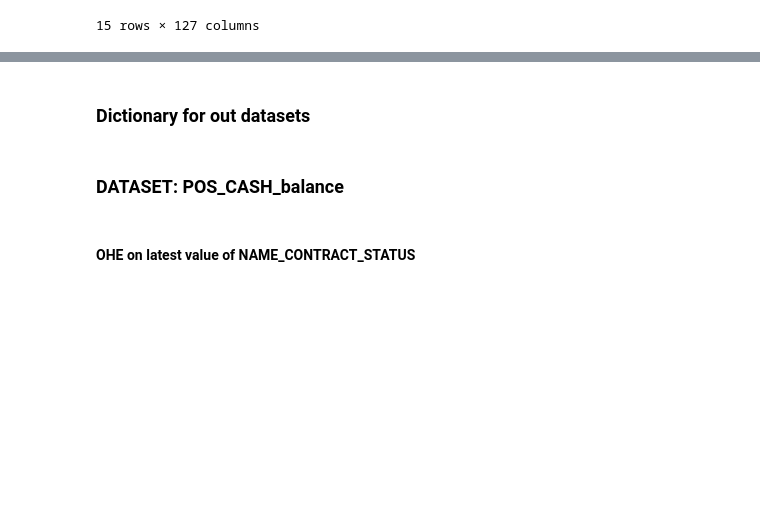
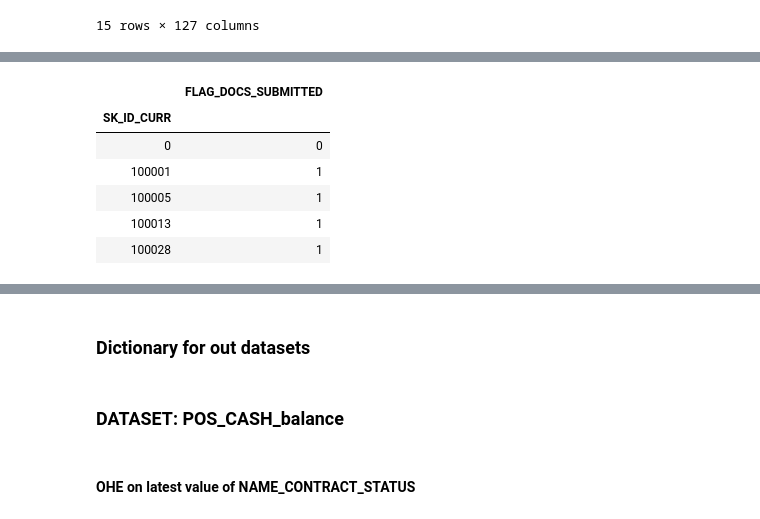
Before and after one commit to kpimparkar/SP20_AML_Project, a Jupyter notebook: App_Train_FE.ipynb, the cells around one changed output, grey strips where cells are left out. Cells and saved outputs as stored; diff of their text form; code cells hidden in the pictures; blank space fills up the shorter version.

```diff
--- a/App_Train_FE.ipynb
+++ b/App_Train_FE.ipynb
@@ -1252,0 +1257,6 @@ app_train_final.head(15)
+# %%
+app_test = datasets['application_test']
+
+app_test['EXCESS_LOAN'] = app_test['AMT_CREDIT'] - app_test['AMT_GOODS_PRICE']
+app_test[app_test['EXCESS_LOAN'] < 0] = 0
+app_test.head()
@@ -1252,0 +1271,18 @@ app_train_final.head(15)
+# %%
+flag_docs = ['SK_ID_CURR']
+for cols in app_test.columns:
+    if cols[0:8] == 'FLAG_DOC':
+        flag_docs.append(cols)
+
+flag_df = app_test[flag_docs]
+flag_pivot = flag_df.melt(id_vars = 'SK_ID_CURR', var_name = 'Document', value_name = "FLAG_DOCS_SUBMITTED")
+flag_counts = flag_pivot.groupby('SK_ID_CURR').sum()
+flag_counts.head()
+# %% [output]
+|  | FLAG_DOCS_SUBMITTED |
+| SK_ID_CURR |  |
+| 0 | 0 |
+| 100001 | 1 |
+| 100005 | 1 |
+| 100013 | 1 |
+| 100028 | 1 |
```
Also changed, not shown: parts of 7 cells of this notebook.
